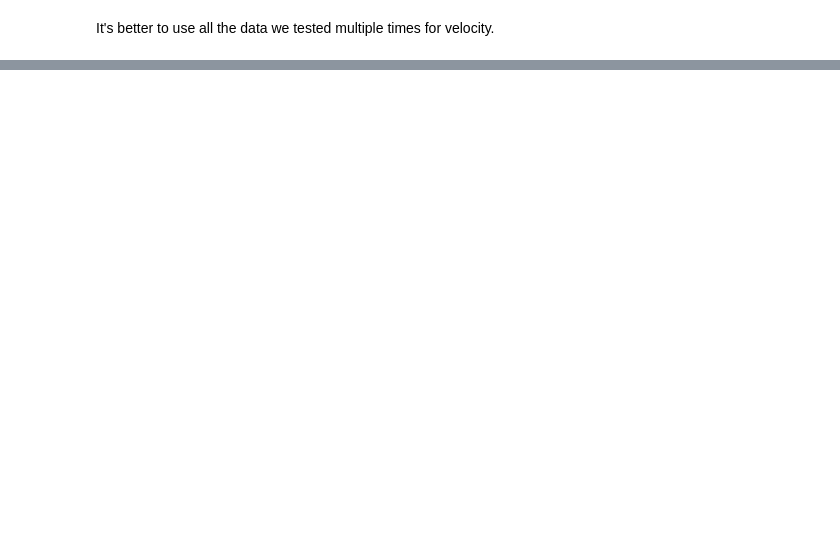
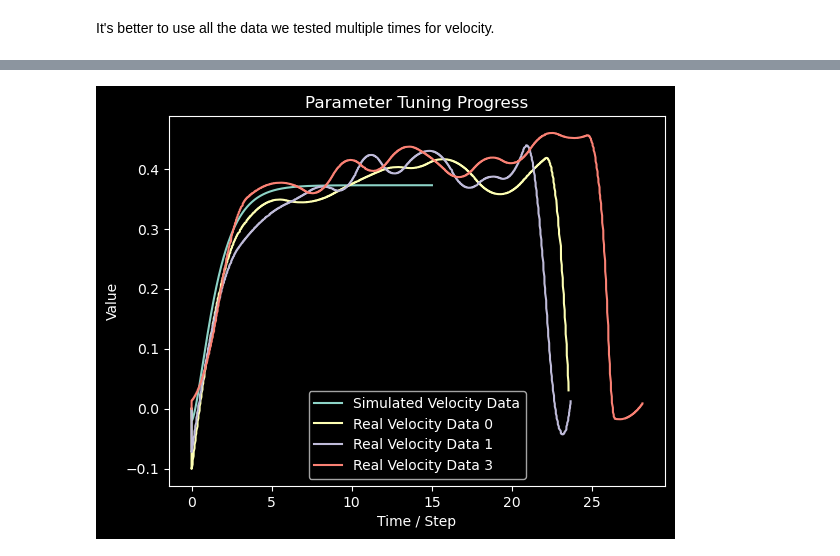
Before and after one commit to gaoshenghan1130/Python_Simu4Unicycle, a Jupyter notebook: Derivation/Segway/Tuner.ipynb, the cells around one changed output, grey strips where cells are left out. Cells and saved outputs as stored; diff of their text form; code cells hidden in the pictures; blank space fills up the shorter version.

```diff
--- a/Derivation/Segway/Tuner.ipynb
+++ b/Derivation/Segway/Tuner.ipynb
@@ -87,2 +83,100 @@ Best Parameters: {'B': 0.009194256088453166, 'B_0': 0.0011497890467212465, 'mu_r
 # %% [markdown]
 It's better to use all the data we tested multiple times for velocity.
+# %%
+from Tuner import tune_parameters
+from ParamTuners import ParamTuner, tuningPlotter, parse_mixed_csv, getPositionFromData, getVelocityFromData
+from Runner import run_simulation
+from Config import MODEL_T, CONTROL_STRATEGY, CONTROL_MODE
+from Parameters import params
+
+
+def simulate(result):
+    run_simulation(
+        initial_state=[0.0, 0.0, 0.0, 0.0],
+        time_span=(0, 15),
+        control_mode=CONTROL_MODE.VELOCITY,
+        controller_type=CONTROL_STRATEGY.PD,
+        desired_gamma=0.0,
+        desired_velocity=0.5,
+        desired_position=0.0,
+        model_type=MODEL_T.ROLLING_RESISTANCE,
+        record_Torque=False,
+        export_CSV_flag=False,
+        plot_results=False,
+        export2list=result
+    )
+
+print("Loading real data from CSV...")
+filenames = [
+    '/Users/gaoshenghan/Desktop/stm32/stm32wb55rg_canspi_to_arduino/LOGS/ValidLogs/V0.5x3.csv',
+    '/Users/gaoshenghan/Desktop/stm32/stm32wb55rg_canspi_to_arduino/LOGS/ValidLogs/V0.5x3(2).csv',
+]
+
+dataList = []
+
+for file in filenames:
+    mode_segments = parse_mixed_csv(file)
+
+    for item in mode_segments:
+        if item['mode'] == 'velocity':
+
+            dataList.append(item['data'])
+
+if dataList is None:
+    print("Mode Segments:", mode_segments)
+    raise ValueError("No position data found in the CSV file.")
+
+realdataList = [(i, getVelocityFromData(val)) for i, val in enumerate(dataList)]
+
+# remove faulty data
+faultylist = [7,4,2,5,6]
+realdataList = [data for i, data in enumerate(realdataList) if i not in faultylist]
+
+
+def penaltyFunc(resultStorage):
+    error = 0.0
+
+    if realdataList is None or len(realdataList) == 0:
+        raise ValueError("Real data is empty, cannot compute penalty.")
+    if resultStorage is None or len(resultStorage) == 0:
+        raise ValueError("Simulation result is empty, cannot compute penalty.")
+
+    numeric_results = []
+
+    tcolumn = resultStorage[0]  #  the first column is time
+    vcolumn = resultStorage[2]  #  third column is velocity
+
+
+    for t, v in zip(tcolumn, vcolumn):
+        numeric_results.append((t, v))
+
+    times = [t/10 for t in range(0,150)]
+
+    for i, realdata in realdataList:
+
+        for t in times:
+            closest_time_simu = min(numeric_results, key=lambda x: abs(x[0] - t))
+            closest_time_real = min(realdata, key=lambda x: abs(x[0] - t))
+
+            #print(closest_time_simu, closest_time_real)
+
+            # print(f"Time: {t:.2f} s, Simulated Velocity: {closest_time_simu[1]:.4f}, Real Velocity: {closest_time_real[1]:.4f}")
+
+            error += (closest_time_simu[1] - closest_time_real[1]) ** 2
+
+    return error / (len(times) * len(realdataList))
+
+params.I = 0.104
+
+# velcity data {'B': 0.29534719835953205, 'B_0': 0.012007420032393943, 'mu_rolling': 0.010143346358048193, 'm_w': 6.555652034148903, 'm': 0.7443479658510976}
+
+best_params = tune_parameters(paramDict =  {'B': 0.3412352909215786, 'B_0': 0.011337090552689628, 'mu_rolling': 0.009937861087525632, 'm_w': 6.509289047678268, 'm': 0.7907109523217312},
+                                simulation=simulate,
+                                realdata=realdataList,
+                                ax_real_name="Real Velocity Data",
+                                ax_try_name="Simulated Velocity Data",
+                                penaltyFunc=penaltyFunc,
+                                columnIndex = 2, # [x_c, x_c_dot, gamma, gamma_dot] we want to compare the velocity which is at index 2， (time is at 0)
+                                max_iterations=50,
+                                )
+# %% [output]
@@ -88,0 +185 @@ It's better to use all the data we tested multiple times for velocity.
+[figure, added]
```
Also changed, not shown: parts of 4 cells of this notebook, 1 other file.
